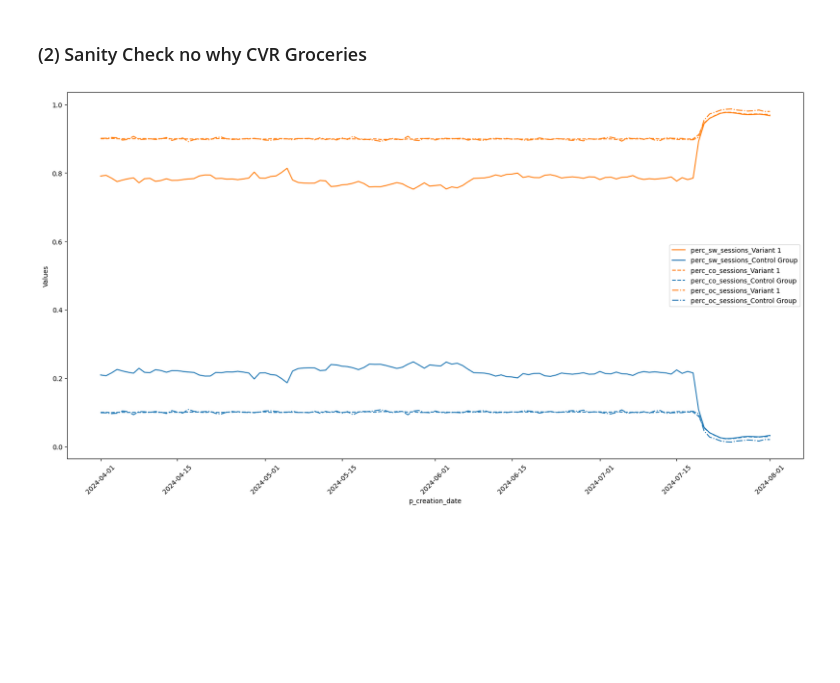
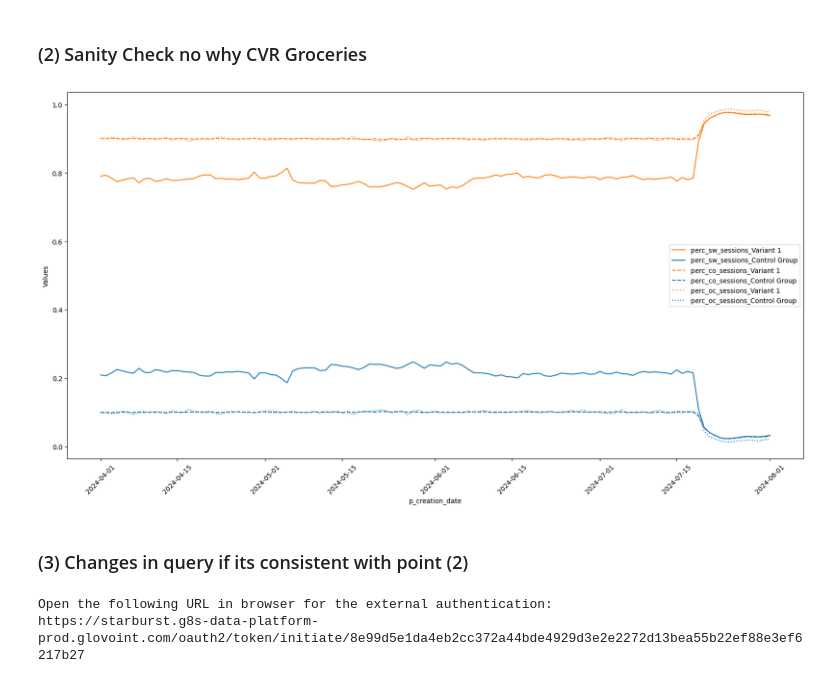
Before and after one commit to JordiCremades4444/central-node, a Jupyter notebook: notebooks/989_2024_7_nsw_osw_cvr/nsw_osw_confluence.ipynb, the cells around one changed output. Saved outputs shown, nothing was run; the diff lists cells and outputs as text; code cells hidden in the pictures; blank space fills up the shorter version.

Commit message:
Food sanity check point 3

```diff
--- a/notebooks/989_2024_7_nsw_osw_cvr/nsw_osw_confluence.ipynb
+++ b/notebooks/989_2024_7_nsw_osw_cvr/nsw_osw_confluence.ipynb
@@ -554,32 +554,57 @@ df_pivoted = tmp.pivot(index='p_creation_date', columns='variant', values=['n_se
 # Flatten the multiindex columns
 df_pivoted.columns = [f'{col[0]}__{col[1]}' for col in df_pivoted.columns]
 df_pivoted = df_pivoted.reset_index()
 
 df_pivoted = df_pivoted.fillna(0)
 
 # Distribution between variants
 
 df_pivoted['total_sw_sessions'] = df_pivoted['n_sessions_sw__Variant 1'] + df_pivoted['n_sessions_sw__Control Group']
 df_pivoted['perc_sw_sessions_Variant 1'] = df_pivoted['n_sessions_sw__Variant 1']/df_pivoted['total_sw_sessions']
 df_pivoted['perc_sw_sessions_Control Group'] = df_pivoted['n_sessions_sw__Control Group']/df_pivoted['total_sw_sessions']
 
 df_pivoted['total_co_sessions'] = df_pivoted['n_sessions_co__Variant 1'] + df_pivoted['n_sessions_co__Control Group']
 df_pivoted['perc_co_sessions_Variant 1'] = df_pivoted['n_sessions_co__Variant 1']/df_pivoted['total_co_sessions']
 df_pivoted['perc_co_sessions_Control Group'] = df_pivoted['n_sessions_co__Control Group']/df_pivoted['total_co_sessions']
 
 df_pivoted['total_oc_sessions'] = df_pivoted['n_sessions_oc__Variant 1'] + df_pivoted['n_sessions_oc__Control Group']
 df_pivoted['perc_oc_sessions_Variant 1'] = df_pivoted['n_sessions_oc__Variant 1']/df_pivoted['total_oc_sessions']
 df_pivoted['perc_oc_sessions_Control Group'] = df_pivoted['n_sessions_oc__Control Group']/df_pivoted['total_oc_sessions']
 
 v = dataframe_visualizer.DataFrameVisualizer(df_pivoted, fig_size=(20,10))
 
 v.multiple_variable_lineplot(
     'p_creation_date'
     ,['perc_sw_sessions_Variant 1','perc_sw_sessions_Control Group'
       ,'perc_co_sessions_Variant 1','perc_co_sessions_Control Group'
       ,'perc_oc_sessions_Variant 1','perc_oc_sessions_Control Group']
     ,colors=['orange', 'blue', 'orange', 'blue','orange','blue']
-    ,style=['s1','s1','s2','s2','s3','s3']
+    ,style=['s1','s1','s2','s2','s4','s4']
 )
 # %% [output]
-[figure, old version]
+[figure, new version]
+# %% [markdown]
+### (3) Changes in query if its consistent with point (2)
+# %%
+START_DATE = "'2023-08-01'"
+END_DATE = "'2024-08-01'"
+DAYS_BETWEEN_START_DATE_AND_FIRST_EXPOSURE = 30
+
+params = [
+    {'name':'start_date', 'value': str(START_DATE)},
+    {'name':'end_date', 'value': str(END_DATE)},
+    {'name':'days_between_start_date_and_first_exposure', 'value': str(DAYS_BETWEEN_START_DATE_AND_FIRST_EXPOSURE)}
+]
+
+q.prepare_query(
+    'nsw_osw_confluence/funnel_co_sw_sanity.sql'
+    ,params=params
+    ,to_load_file='funnel_co_sw_sanity'
+    ,load_from_to_load_file=None
+
+)
+
+df  = q.query_run_starburst()
+# %% [output]
+Open the following URL in browser for the external authentication:
+https://starburst.g8s-data-platform-prod.glovoint.com/oauth2/token/initiate/8e99d5e1da4eb2cc372a44bde4929d3e2e2272d13bea55b22ef88e3ef6217b27
```
Also changed, not shown: parts of 8 cells of this notebook, 1 other file.
